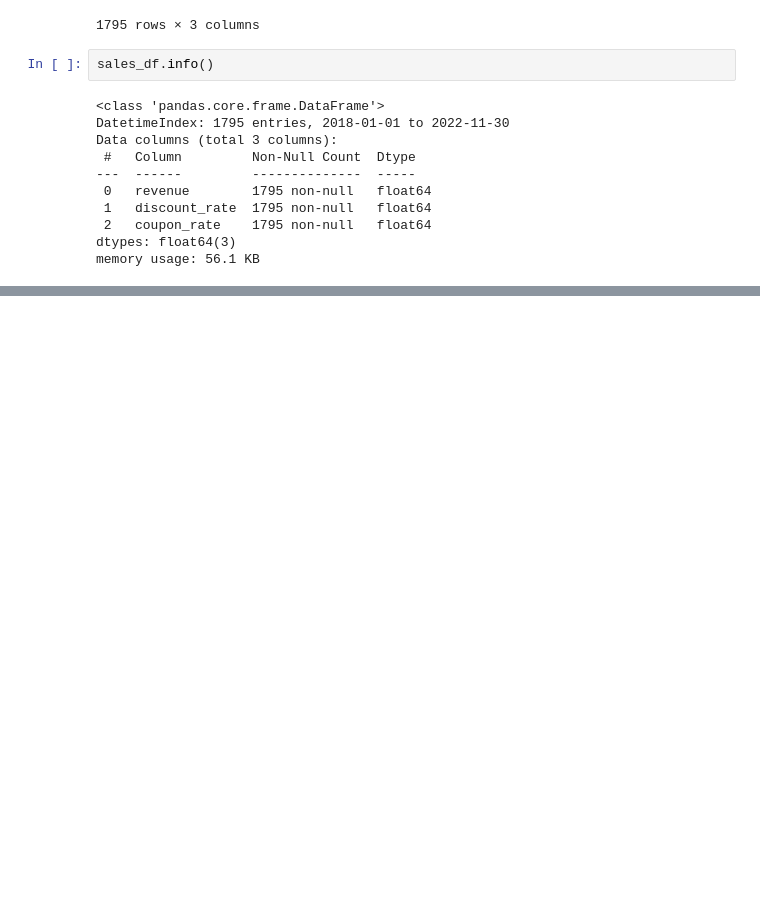
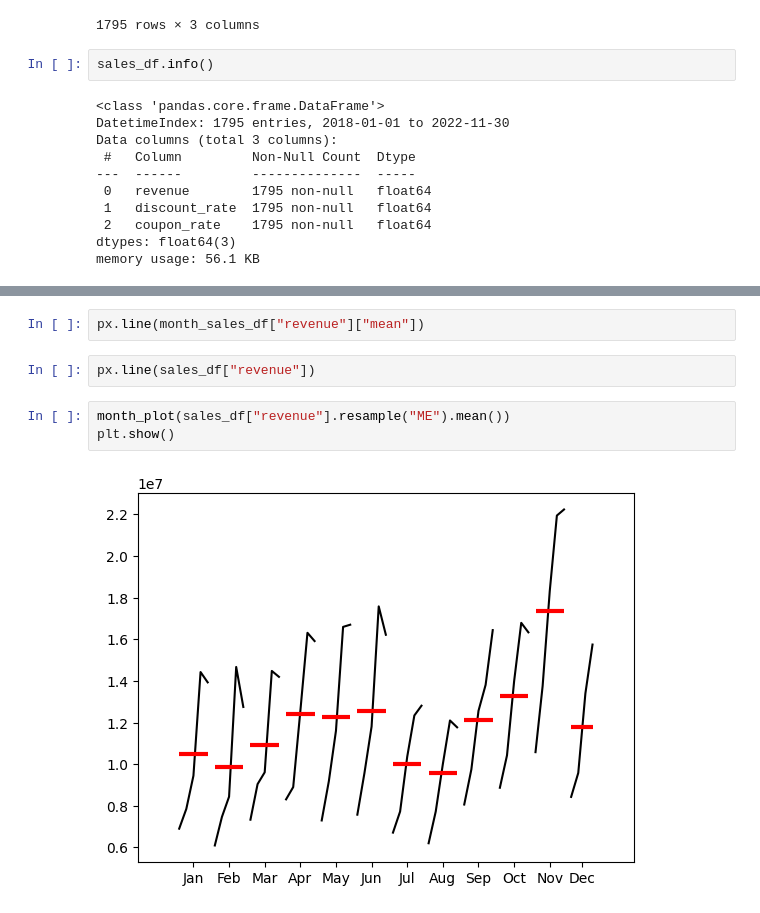
Before and after one commit to edwardns2/PythonML, a Jupyter notebook: files/Choco_sales.ipynb, the cells around one changed output, grey strips where cells are left out. Saved outputs shown, nothing was run; the diff lists cells and outputs as text; blank space fills up the shorter version.

```diff
--- a/files/Choco_sales.ipynb
+++ b/files/Choco_sales.ipynb
@@ -72,0 +151,9 @@ np.float64(21332122978.0)
+# %%
+px.line(month_sales_df["revenue"]["mean"])
+# %%
+px.line(sales_df["revenue"])
+# %%
+month_plot(sales_df["revenue"].resample("ME").mean())
+plt.show()
+# %% [output]
+[figure, added]
```
Also changed, not shown: parts of 20 cells of this notebook, 4 other files.
